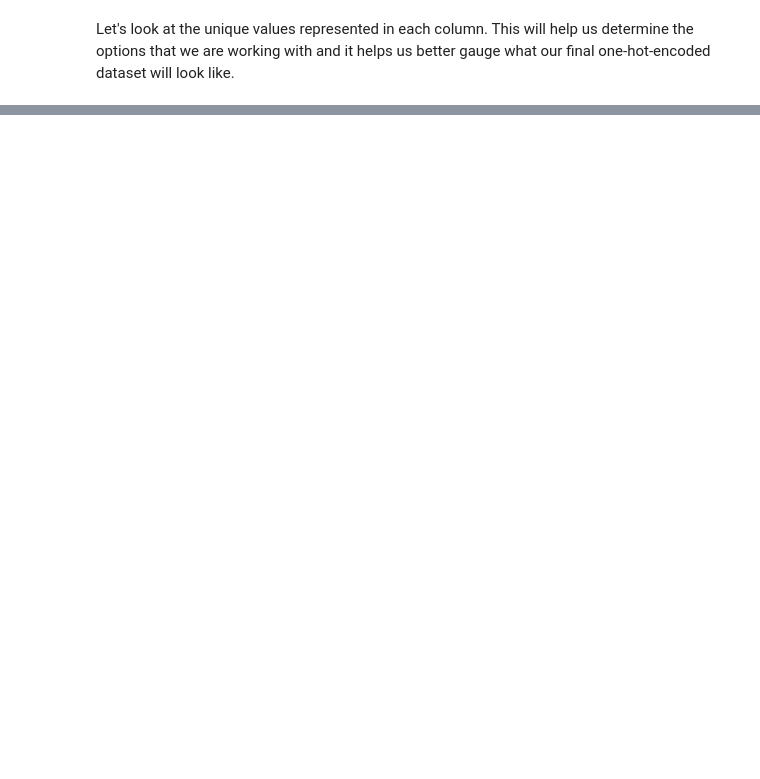
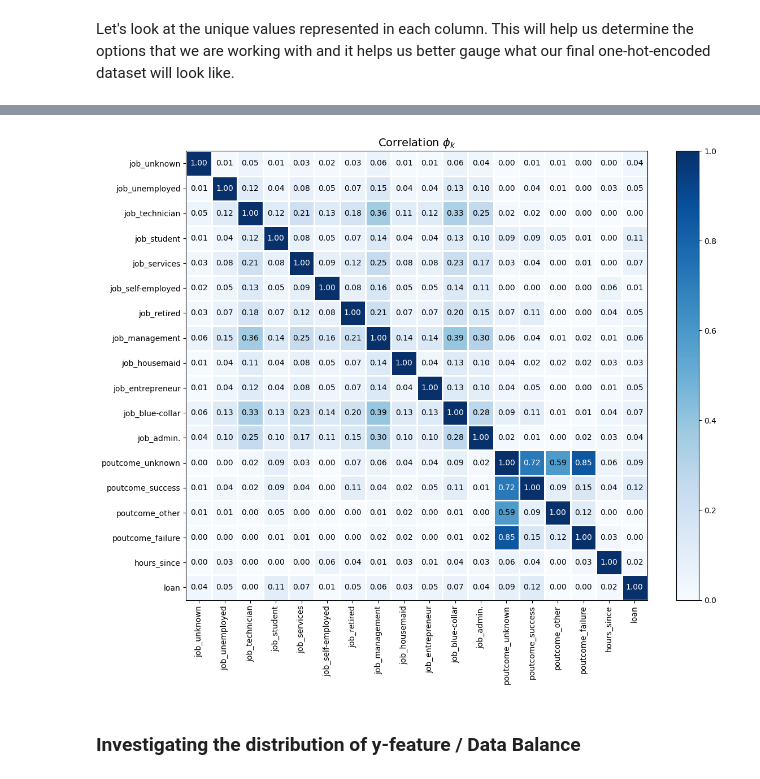
Before and after one commit to lauxpaux/bank_small_dataset, a Jupyter notebook: logistic_regression.ipynb, the cells around one changed output, grey strips where cells are left out. Cells and saved outputs as stored; diff of their text form; code cells hidden in the pictures; blank space fills up the shorter version.

```diff
--- a/logistic_regression.ipynb
+++ b/logistic_regression.ipynb
@@ -80,0 +219,13 @@ for col in df:
+# %%
+outcome_ft = df[['poutcome']]
+
+def transform_poutcome(outcome_ft):
+  encoded_poutcome = encoder.fit_transform(outcome_ft)
+  poutcome_arr = encoded_poutcome.toarray()
+  poutcome_df = pd.DataFrame(poutcome_arr, columns=encoder.get_feature_names_out(['poutcome']))
+  # print(poutcome_df)
+  transformed_df3 = pd.concat([transformed_df2, poutcome_df], axis=1).drop(columns=['poutcome'])
+  return transformed_df3
+
+transformed_df3 = transform_poutcome(outcome_ft)
+# transformed_df3
@@ -80,0 +234,12 @@ for col in df:
+# %%
+job_ft = df[['job']]
+
+def transform_job_feature(feature):
+  encoded_job_ft = encoder.fit_transform(job_ft)
+  job_arr = encoded_job_ft.toarray()
+  job_df = pd.DataFrame(job_arr, columns=encoder.get_feature_names_out(['job']))
+  transformed_df4 = pd.concat([transformed_df3, job_df], axis=1).drop(columns=['job'])
+  return transformed_df4
+
+transformed_df4 = transform_job_feature(job_ft)
+transformed_df4
@@ -80,0 +282,3 @@ for col in df:
+# %%
+transformed_df4 = transformed_df4.astype(float)
+transformed_df4.info()
@@ -80,0 +341,3 @@ for col in df:
+# %%
+phik_corr = transformed_df4.phik_matrix()
+phik_corr.round(2)
@@ -80,0 +363,13 @@ for col in df:
+# %%
+plot_correlation_matrix(phik_corr.values,
+                        x_labels=phik_corr.columns,
+                        y_labels=phik_corr.index,
+                        vmin=0, vmax=1, color_map='Blues',
+                        title=r'Correlation $\phi_k$',
+                        figsize=(12,10))
+
+plt.tight_layout()
+# %% [output]
+[figure, added]
+# %% [markdown]
+### Investigating the distribution of y-feature / Data Balance
```
Also changed, not shown: parts of 59 cells of this notebook.
